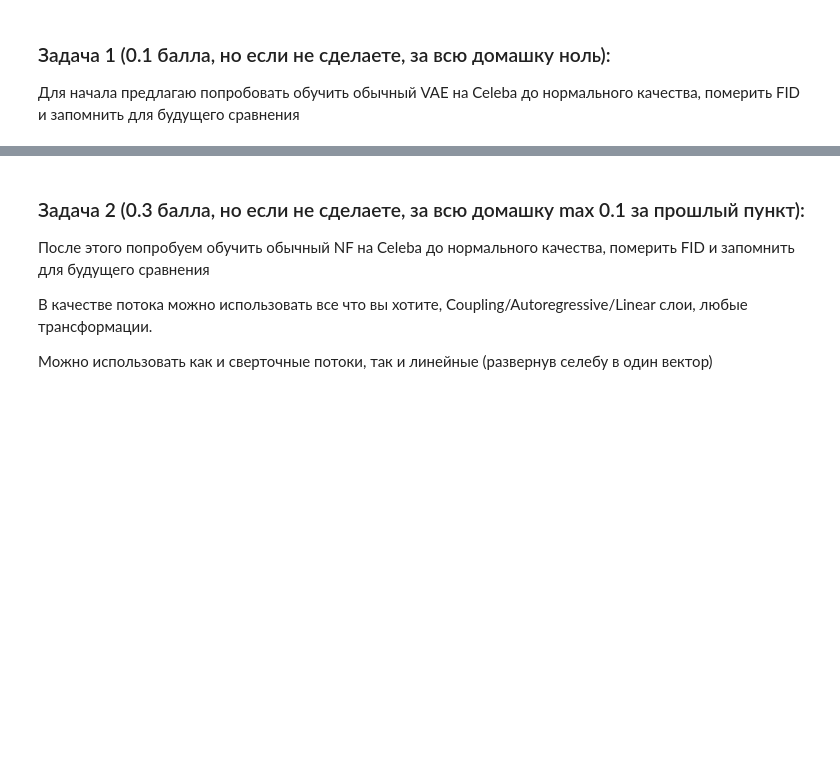
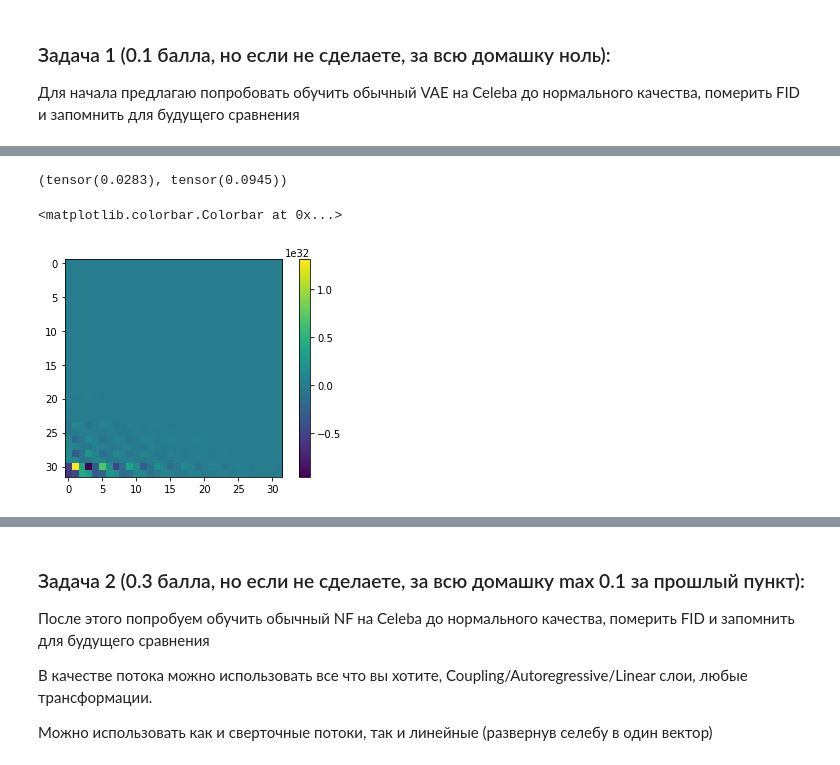
Before and after one commit to ashaba1in/decomposable-invertible-convolutional-kernels, a Jupyter notebook: hw3_VAENF.ipynb, the cells around one changed output, grey strips where cells are left out. Saved outputs shown, nothing was run; the diff lists cells and outputs as text; code cells hidden in the pictures; blank space fills up the shorter version.

```diff
--- a/hw3_VAENF.ipynb
+++ b/hw3_VAENF.ipynb
@@ -135,0 +179,11 @@ RuntimeError: Given groups=1, weight of size [1, 1, 1, 3], expected input[16, 4,
+# %%
+z[0].mean(), z[0].std()
+# %% [output]
+(tensor(0.0283), tensor(0.0945))
+# %%
+plt.imshow(recon_x.view((32, 32)).cpu().detach().numpy())
+plt.colorbar()
+# det
+# %% [output]
+<matplotlib.colorbar.Colorbar at 0x...>
+[figure, added]
```
Also changed, not shown: parts of 12 cells of this notebook.
